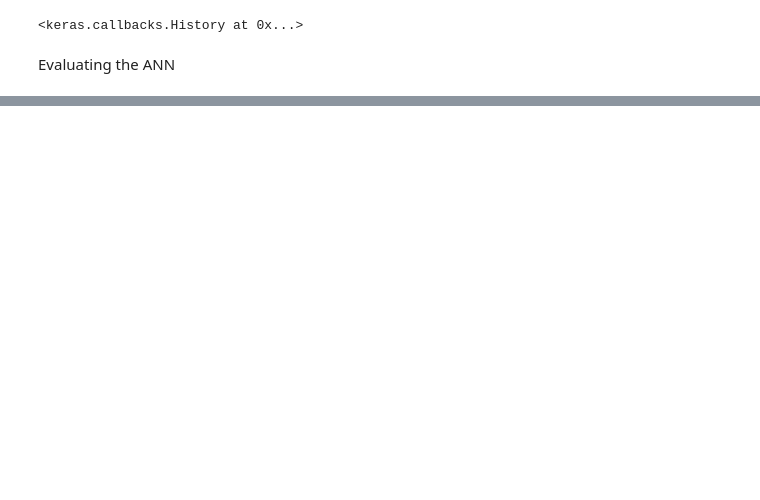
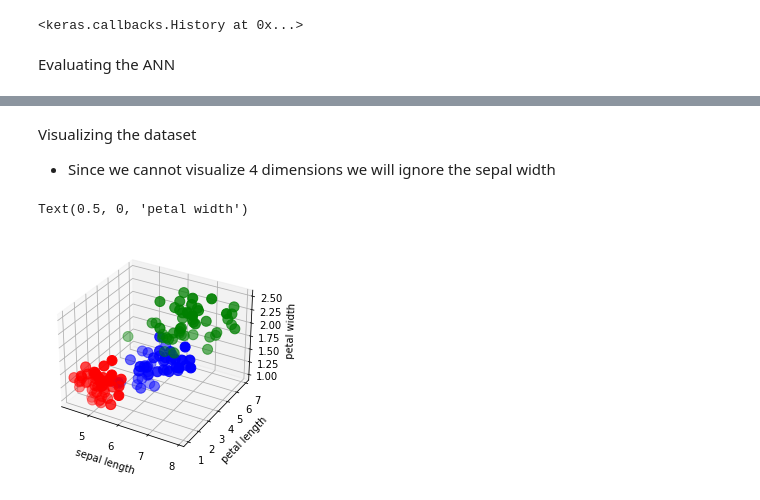
Before and after one commit to marcospsouza/iris-tensorflow, a Jupyter notebook: iris.ipynb, the cells around one changed output, grey strips where cells are left out. Saved outputs shown, nothing was run; the diff lists cells and outputs as text; code cells hidden in the pictures; blank space fills up the shorter version.

Commit message:
adding 3d visualizaton of the dataset

```diff
--- a/iris.ipynb
+++ b/iris.ipynb
@@ -59 +73,20 @@ print('Accuracy: ', test_results[1])
 Accuracy:  1.0
+# %% [markdown]
+Visualizing the dataset
+
+* Since we cannot visualize 4 dimensions we will ignore the sepal width
+# %%
+fig = plt.figure()
+plot3d = fig.add_subplot(projection='3d')
+clusters = iris_dataset.target
+
+plot3d.scatter(X[clusters == 0, 0], X[clusters == 0, 2], X[clusters == 1, 3], s = 100, c = 'red', label = 'Iris-Setosa')
+plot3d.scatter(X[clusters == 1, 0], X[clusters == 1, 2], X[clusters == 1, 3], s = 100, c = 'blue', label = 'Iris-Versicolour')
+plot3d.scatter(X[clusters == 2, 0], X[clusters == 2, 2], X[clusters == 2, 3], s = 100, c = 'green', label = 'Iris-Virginica')
+
+plot3d.set_xlabel('sepal length')
+plot3d.set_ylabel('petal length')
+plot3d.set_zlabel('petal width')
+# %% [output]
+Text(0.5, 0, 'petal width')
+[figure, added]
```
Also changed, not shown: parts of 6 cells of this notebook.
